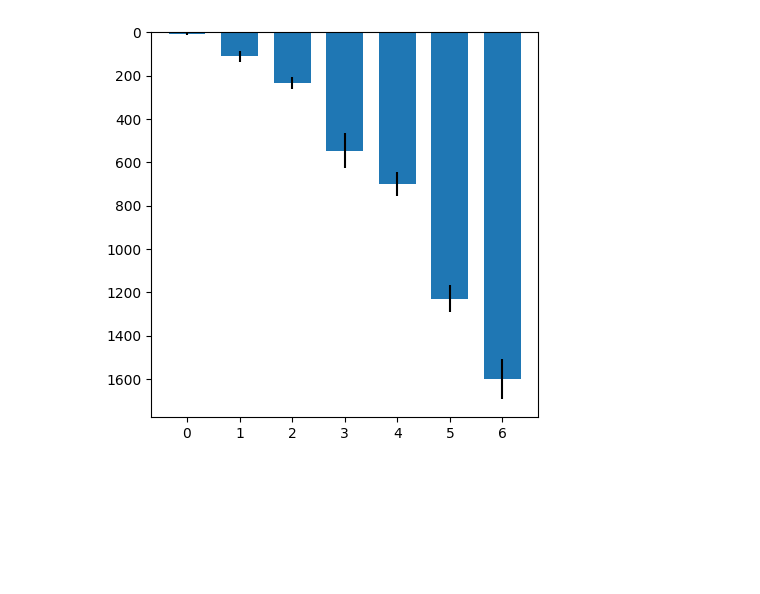
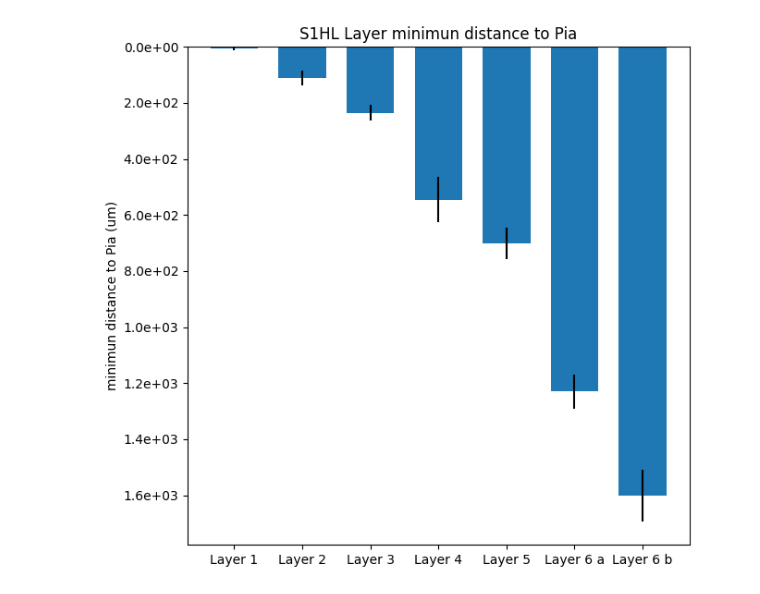
Before and after one commit to jacquemi-bbp/rat_sscx_nissl_analysis, a Jupyter notebook: Notebooks/layers_bondaries.ipynb, the cells around one changed output. Drawn from its saved outputs; the diff is of its cells as text; code cells hidden in the pictures; blank space fills up the shorter version.

Commit message:
Better representation for layer distance to pia

```diff
--- a/Notebooks/layers_bondaries.ipynb
+++ b/Notebooks/layers_bondaries.ipynb
@@ -36,15 +36,15 @@ std = distances.std(axis=1)
 ind = np.arange(layers.size)    # the x locations for the groups
 width = 0.7       # the width of the bars: can also be len(x) sequence
 # %%
-plt.figure(figsize=(5, 5))
+plt.figure(figsize=(7, 7))
 p1 = plt.bar(ind, mean, width, yerr=std)
 plt.gca().invert_yaxis()
 
 plt.ylabel('minimun distance to Pia (um)')
 plt.title('S1HL Layer minimun distance to Pia')
 
-plt.xticks(ind, columns)
-    current_values = plt.gca().get_yticks()
-    _=plt.gca().set_yticklabels(['{:.1e}'.format(x) for x in current_values])
+plt.xticks(ind, layers)
+current_values = plt.gca().get_yticks()
+_=plt.gca().set_yticklabels(['{:.1e}'.format(x) for x in current_values])
 # %% [output]
-[figure, old version]
+[figure, new version]
```
Also changed, not shown: parts of 6 cells of this notebook.
